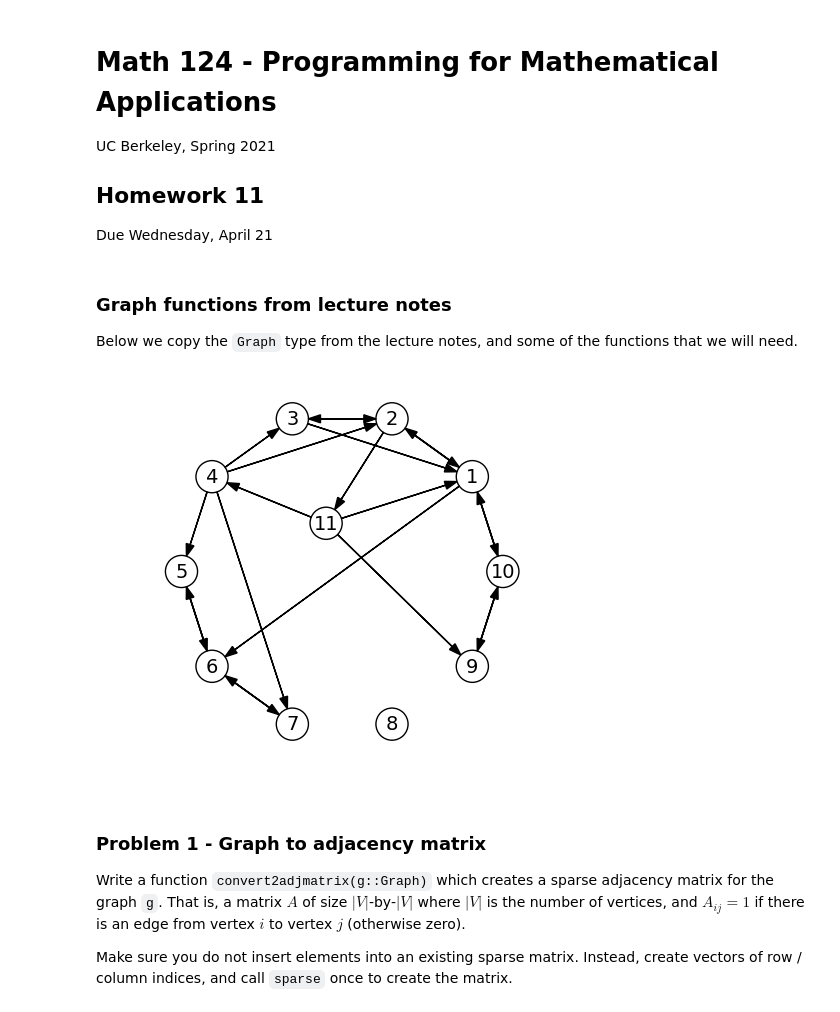
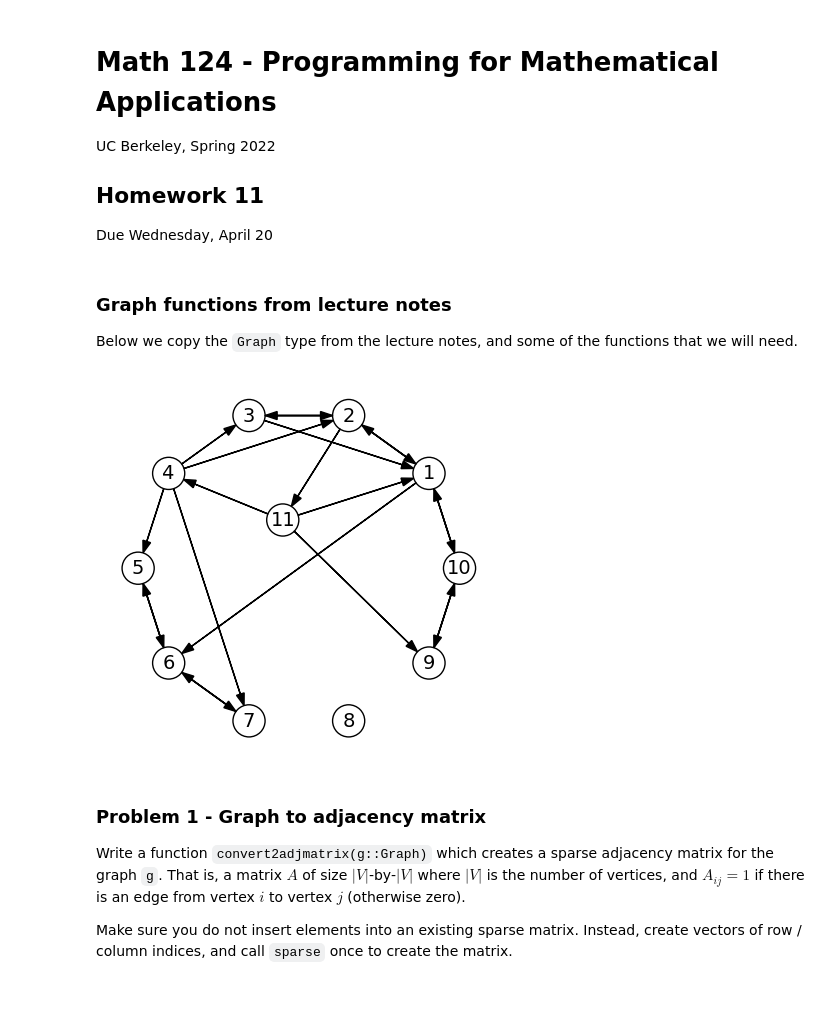
Before and after one commit to popersson/math124files, a Jupyter notebook: homework/homework11.ipynb, the cells around one changed output. Drawn from its saved outputs; the diff is of its cells as text; code cells hidden in the pictures.

```diff
--- a/homework/homework11.ipynb
+++ b/homework/homework11.ipynb
@@ -1,9 +1,9 @@
 # %% [markdown]
 # Math 124 - Programming for Mathematical Applications
-UC Berkeley, Spring 2021
+UC Berkeley, Spring 2022
 
 ## Homework 11
-Due Wednesday, April 21
+Due Wednesday, April 20
 # %% [markdown]
 ### Graph functions from lecture notes
 
@@ -13,8 +13,8 @@ functions that we will need.
 using PyPlot, SparseArrays   # Packages needed
 
 struct Vertex
-    neighbors::Vector{Int}
-    coordinates::Vector{Float64}
+    neighbors::Vector{Int}       # Indices of neighbors of this Vertex
+    coordinates::Vector{Float64} # 2D coordinates of this Vertex - only for plotting
     Vertex(neighbors; coordinates=[0,0]) = new(neighbors, coordinates)
 end
 
@@ -32,7 +32,7 @@ function Base.show(io::IO, g::Graph)
     end
 end
 
-function plot_graph(g::Graph; scale=1.0)
+function PyPlot.plot(g::Graph; scale=1.0)
     fig, ax = subplots()
     ax.set_aspect("equal")
 
@@ -73,35 +73,35 @@ function shortest_path_bfs(g::Graph, start, finish)
             break
         end
         for nb in g.vertices[ivertex].neighbors
             if parent[nb] == 0 # Not visited yet
                 parent[nb] = ivertex
                 push!(S, nb)
             end
         end
     end
     # Build path
     path = Int64[]
     iv = finish
     while true
         pushfirst!(path, iv)
         if iv == start
             break
         end
         iv = parent[iv]
     end
     return path
 end
 
 # Example graph from lecture notes
 all_neighbors = [[2,10,6], [3,1,11], [1,2], [5,3,2,7], [6],
                  [7,5], [6], Int64[], [10], [1,9], [1,4,9]]
 all_coordinates = [[0.81, 0.59], [0.31, 0.95], [-0.31, 0.95], [-0.81, 0.59],
                    [-1.0, 0.0],  [-0.81, -0.59], [-0.31, -0.95], [0.31, -0.95],
                    [0.81, -0.59], [1.0, -0.0], [-0.1, 0.3]]
 g = Graph([Vertex(n,coordinates=c) for (n,c) in zip(all_neighbors, all_coordinates)])
-plot_graph(g)
+plot(g)
 # %% [output]
-[figure, old version]
+[figure, new version]
 # %% [markdown]
 ### Problem 1 - Graph to adjacency matrix
 
```
Also changed, not shown: parts of 1 cell of this notebook, 2 other files.
